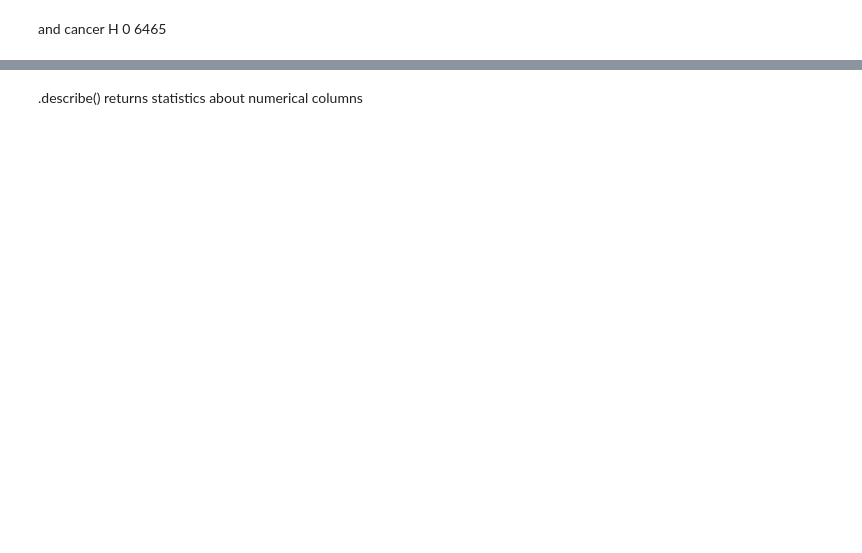
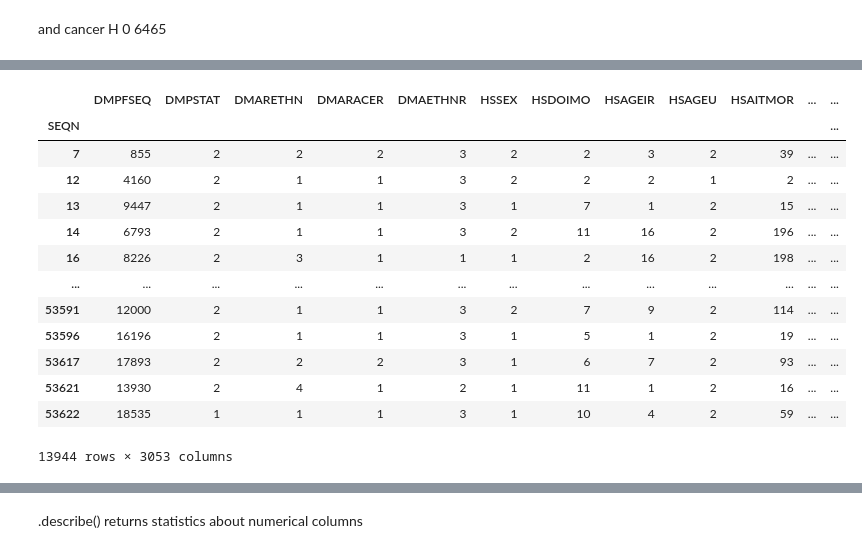
Before and after one commit to climatebrad/nhanes, a Jupyter notebook: nhanes.doug.ipynb, the cells around one changed output, grey strips where cells are left out. Cells and saved outputs as stored; diff of their text form; code cells hidden in the pictures; blank space fills up the shorter version.

```diff
--- a/nhanes.doug.ipynb
+++ b/nhanes.doug.ipynb
@@ -332,0 +589,18 @@ exam.data['XSPPMANEU'].value_counts()
+# %%
+# display
+youth_exam
+# %% [output]
+|  | DMPFSEQ | DMPSTAT | DMARETHN | DMARACER | DMAETHNR | HSSEX | HSDOIMO | HSAGEIR | HSAGEU | HSAITMOR | ... | ... |
+| SEQN |  |  |  |  |  |  |  |  |  |  |  | ... |
+| 7 | 855 | 2 | 2 | 2 | 3 | 2 | 2 | 3 | 2 | 39 | ... | ... |
+| 12 | 4160 | 2 | 1 | 1 | 3 | 2 | 2 | 2 | 1 | 2 | ... | ... |
+| 13 | 9447 | 2 | 1 | 1 | 3 | 1 | 7 | 1 | 2 | 15 | ... | ... |
+| 14 | 6793 | 2 | 1 | 1 | 3 | 2 | 11 | 16 | 2 | 196 | ... | ... |
+| 16 | 8226 | 2 | 3 | 1 | 1 | 1 | 2 | 16 | 2 | 198 | ... | ... |
+| ... | ... | ... | ... | ... | ... | ... | ... | ... | ... | ... | ... | ... |
+| 53591 | 12000 | 2 | 1 | 1 | 3 | 2 | 7 | 9 | 2 | 114 | ... | ... |
+| 53596 | 16196 | 2 | 1 | 1 | 3 | 1 | 5 | 1 | 2 | 19 | ... | ... |
+| 53617 | 17893 | 2 | 2 | 2 | 3 | 1 | 6 | 7 | 2 | 93 | ... | ... |
+| 53621 | 13930 | 2 | 4 | 1 | 2 | 1 | 11 | 1 | 2 | 16 | ... | ... |
+| 53622 | 18535 | 1 | 1 | 1 | 3 | 1 | 10 | 4 | 2 | 59 | ... | ... |
+13944 rows × 3053 columns
```
Also changed, not shown: parts of 155 cells of this notebook.
